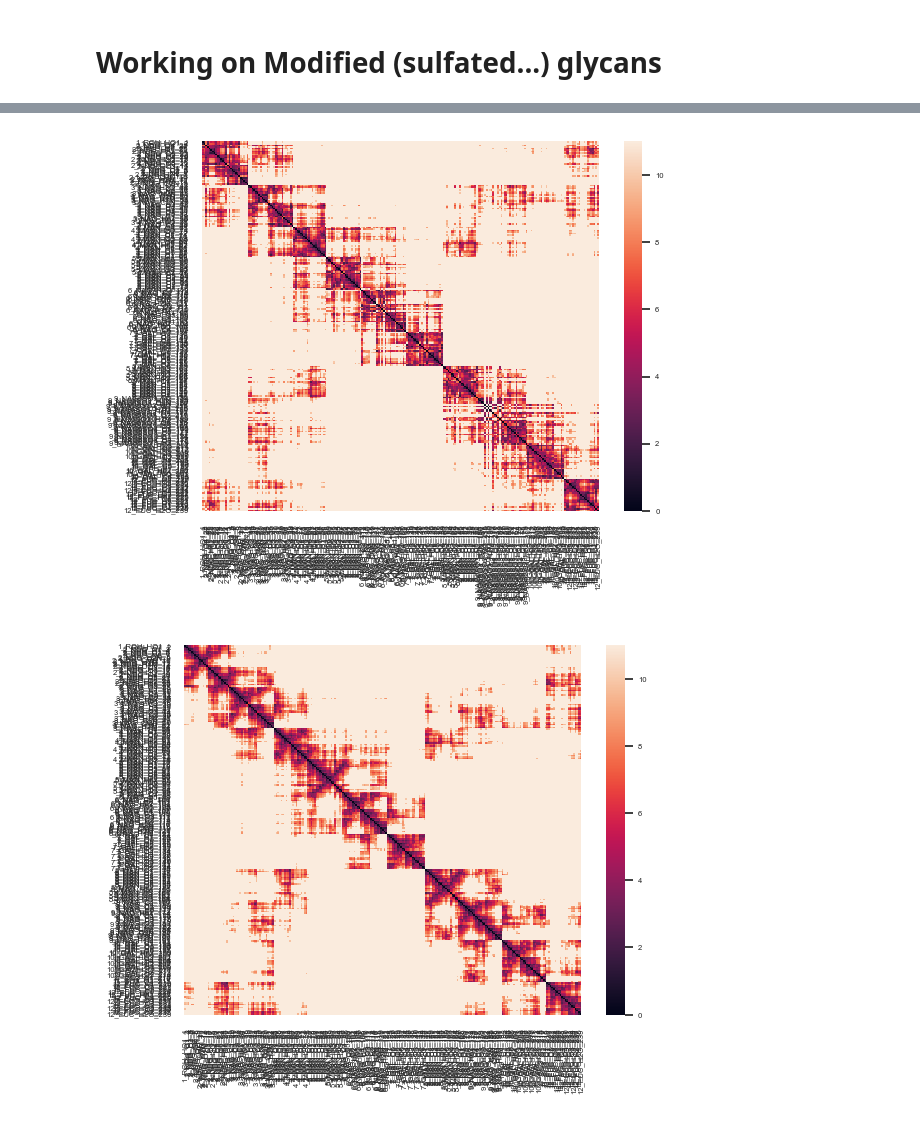
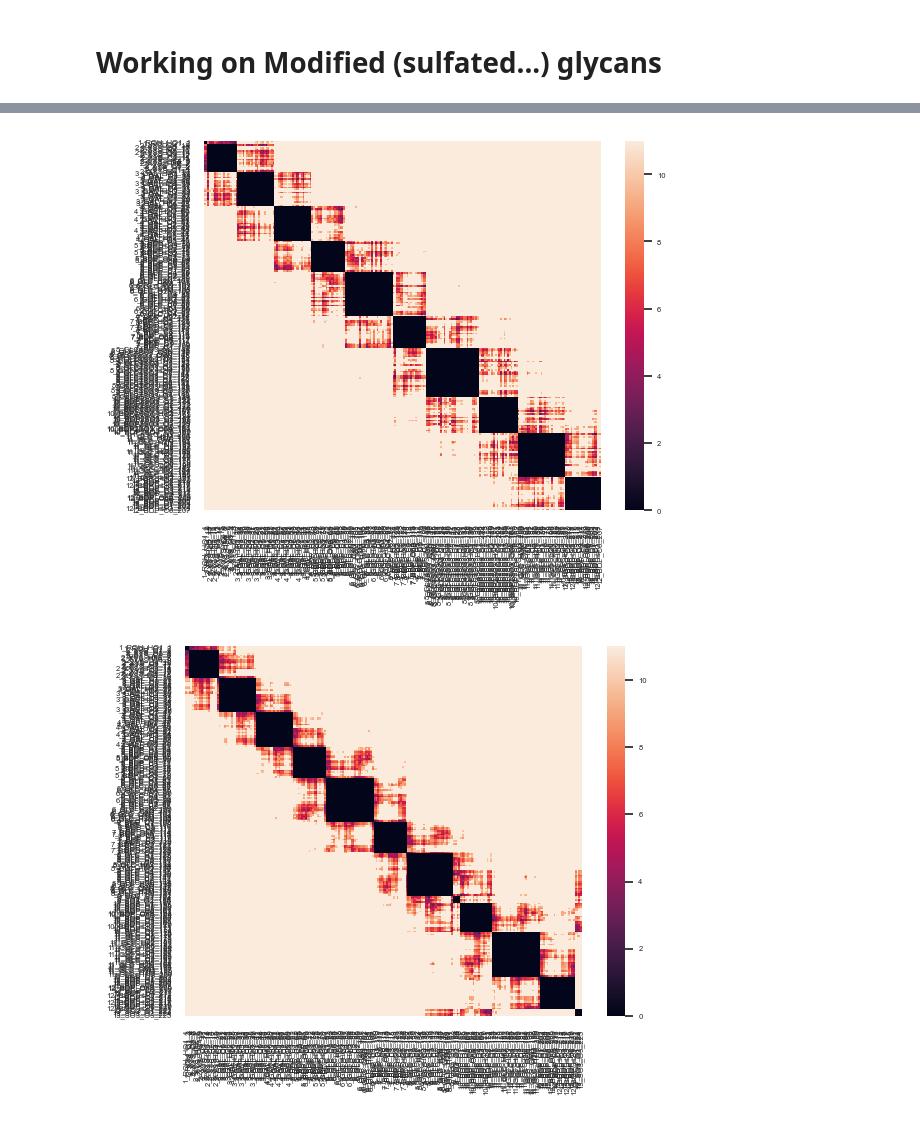
Before and after one commit to lthomes/glycontact, a Jupyter notebook: process_data.ipynb, the cells around one changed output, grey strips where cells are left out. Drawn from its saved outputs; the diff is of its cells as text; code cells hidden in the pictures.

```diff
--- a/process_data.ipynb
+++ b/process_data.ipynb
@@ -781,8 +781,7 @@ monosaccharide_contact_map(dist_table)
 # %% [markdown]
 # Working on Modified (sulfated...) glycans
 # %%
-glycan = "Gal(b1-4)GlcNAc(b1-2)Man(a1-3)[Gal(b1-4)GlcNAc6S(b1-2)Man(a1-6)]Man(b1-4)GlcNAc(b1-4)[Fuc(a1-6)]GlcNAc"
-
+glycan = "GlcA(b1-4)GlcNS(a1-4)GlcA2S(b1-4)GlcNS"
 #successfull glycan : Man(b1-4)GlcNAc(b1-4)[Fuc(a1-6)]GlcNAc
 
 pdb_path = "glycans_pdb/"+glycan
@@ -790,5 +789,5 @@ pdbs = check_available_pdb(pdb_path)
 
 pdb_file = pdb_path + "/" + pdbs[0]
 print(pdb_file)
-df = explore_threshold(pdb_file, glycan, threshold_list=[2.4,2.5,2.6,2.7,2.8,2.9,2.45,2.55,2.65,2.75,2.85,2.95,3,2.2,2.25,2.3,2.35,3.5])
+#df = explore_threshold(pdb_file, glycan, threshold_list=[2.4,2.5,2.6,2.7,2.8,2.9,2.45,2.55,2.65,2.75,2.85,2.95,3,2.2,2.25,2.3,2.35,3.5])
 # %% [output]
@@ -898,16 +805,23 @@ extract_binary_interactions_from_PDB(pdb_file,3)
 ### GlcNAc6S : NAG + SO3 + C6-S1 linkage : NAG6S (residue_number = monosaccharide residue number)
 
 # In pipeline, if IUPAC is detected as containing modified monosaccharide, pre-step of annotation of pdbfile
-modified_mono = ["GlcNAc6S"]
+modified_mono = ["GlcNAc6S", "GalNAc4S", "IdoA2S", "GlcA3S", "GlcA2S", "Neu5Ac9Ac",
+                 "Man3Me", "Neu5Ac9Me", "Neu5Gc9Me", "GlcA4Me", "Gal6S", "GlcNAc6Pc",
+                 "GlcNS6S"
+                 ]
+### note: GalNAcXS will be annotated as GLC as well, so I need to correct it as well
 
 # List of non-monosaccharide
-non_mono_list=['SO3']
+non_mono_list=['SO3', 'ACX', 'MEX', 'PCX']
 
 # Dict of modifications {link_modif:IUPAC}
 #modif_dict = {"6SO3":"6S"} #--> allows to write GlcNAc
 
-# Custom PDB codes to IUPAC
-custom_pdb = {"NAG6SO3":"GlcNAc6S"}
+# Custom PDB codes to IUPAC (check GLC/GalNAc thingy)
+custom_pdb = {"NAG6SO3":"GlcNAc6S", "NDG6SO3":"GlcNAc6S", "GLC4SO3":"GalNAc4S", "IDR2SO3":"IdoA2S",
+              "BDP3SO3":"GlcA3S", "BDP2SO3":"GlcA2S", "SIA9ACX":"Neu5Ac9Ac", "MAN3MEX":"Man3Me",
+              "SIA9MEX":"Neu5Ac9Me", "NGC9MEX":"Neu5Gc9Me", "BDP4MEX":"GlcA4Me", "GAL6SO3":"Gal6S",
+              "NAG6PCX":"GlcNAc6Pc", "UYS6SO3":"GlcNS6S", "4YS6SO3":"GlcNS6S", "6YS6SO3":"GlcNS6S"}
 
 # To modify dict
 to_modify_dict = {}
@@ -943,15 +857,26 @@ if modified_glycan == True :
         if val in non_mono_list :
             element = str(key) + "_" + val
             contact_table = dist_table.filter(regex=element) #keep only columns with a given non-monosaccharide
+
             mask = ~contact_table.index.str.contains('|'.join(contact_table.columns))
             contact_table = contact_table.loc[mask] #keep only lines without this given non-monosaccharide
-            partners = contact_table[contact_table != 0].stack().idxmin() #valeur non nulle la plus faible de la dataframe
+
+            split_index = contact_table.index.str.split('_')
+
+            # créer un masque pour filtrer les lignes dont le troisième élément ne contient pas "H"
+            mask = ['H' not in x[2] for x in split_index]
+
+            # filtrer les lignes de la dataframe en utilisant le masque
+            filtered_table = contact_table.loc[mask]
+
+            partners = filtered_table[filtered_table != 0].stack().idxmin() #valeur non nulle la plus faible de la dataframe
             sugar_partner = partners[0]
             print(sugar_partner)
 
             #get monosaccharide resnum and non-mono resnum to give them mono resnum but custom monosaccharide annotation
             sugar_resnum, sugar, atom, atom_num = sugar_partner.split("_")
-            link_pos = str([''.join(c for c in s if c.isdigit()) for s in atom][-1])
+            #link_pos = str([''.join(c for c in s if c.isdigit()) for s in atom][-1])
+            link_pos = str(re.findall(r'\d+', atom)[0])
             modif = link_pos+val
             modified_mono = sugar + modif
             modified_mono_iupac = custom_pdb[modified_mono]
@@ -1070,10 +952,10 @@ new_df
 # %%
-dist_table = make_atom_contact_table(new_df, mode="inclusive")
+dist_table = make_atom_contact_table(new_df)
 monosaccharide_contact_map(dist_table)
 # %% [output]
-[figure, old version]
+[figure, new version]
 # %%
-dist_table = make_atom_contact_table(df2, mode="inclusive")
+dist_table = make_atom_contact_table(df2)
 monosaccharide_contact_map(dist_table)
 # %% [output]
-[figure, old version]
+[figure, new version]
```
Also changed, not shown: parts of 13 cells of this notebook, 6 other files.
